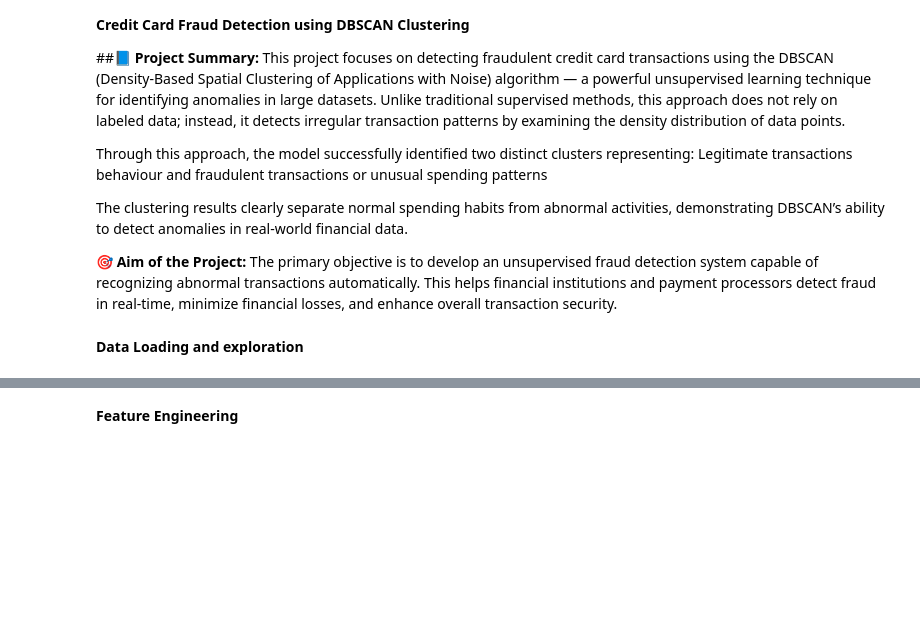
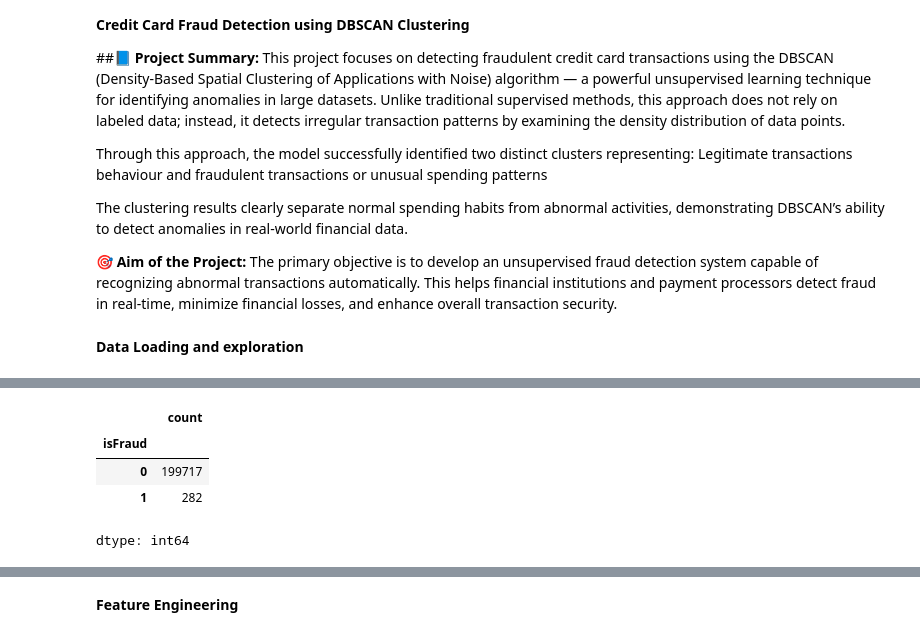
Before and after one commit to Love1117/Machine_learning-Projects, a Jupyter notebook: Machine_Learning Project/02_Unsupervised - Machine Learning/DBSCAN/CreditCard_Fraud_Detection/CreditCard_fraud_transactions_Detection1.ipynb, the cells around one changed output, grey strips where cells are left out. Cells and saved outputs as stored; diff of their text form; code cells hidden in the pictures; blank space fills up the shorter version.

```diff
--- a/Machine_Learning Project/02_Unsupervised - Machine Learning/DBSCAN/CreditCard_Fraud_Detection/CreditCard_fraud_transactions_Detection1.ipynb
+++ b/Machine_Learning Project/02_Unsupervised - Machine Learning/DBSCAN/CreditCard_Fraud_Detection/CreditCard_fraud_transactions_Detection1.ipynb
@@ -28,3 +43,11 @@ df
+# %%
+df["isFraud"].value_counts()
+# %% [output]
+|  | count |
+| isFraud |  |
+| 0 | 199717 |
+| 1 | 282 |
+dtype: int64
 # %%
 # confirming if my data has missing or null values
 print(f"Null Values: {df.isna().sum()}")
```
Also changed, not shown: parts of 12 cells of this notebook.
